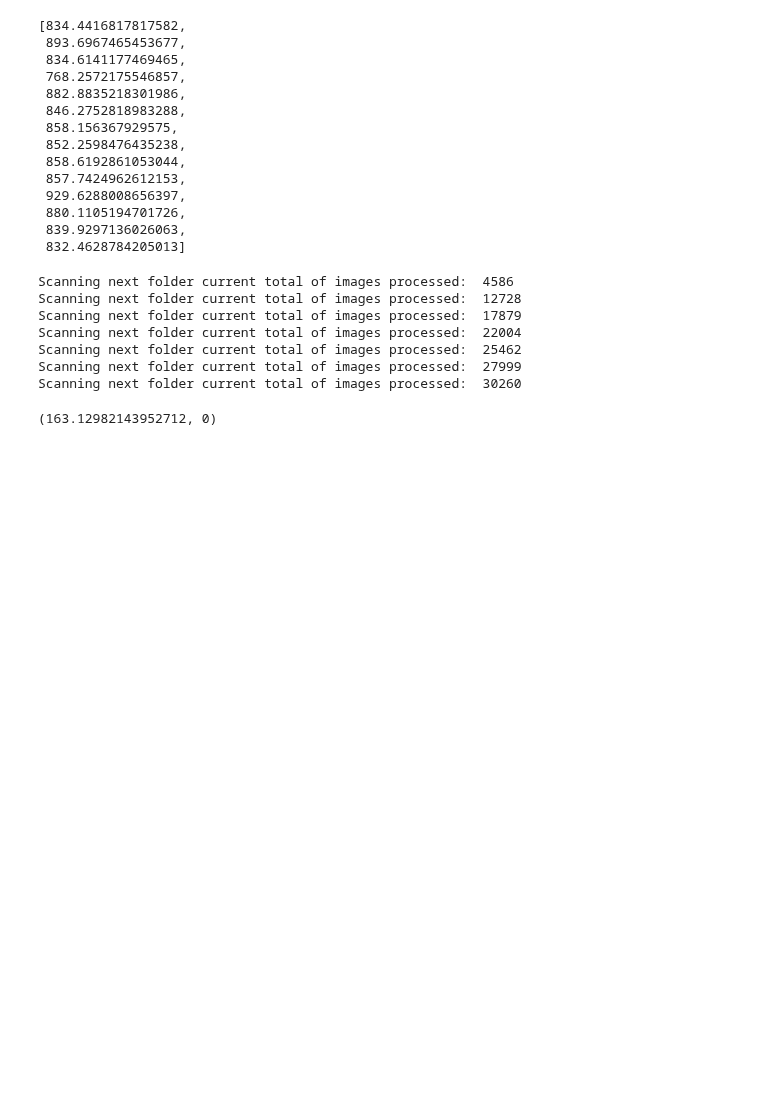
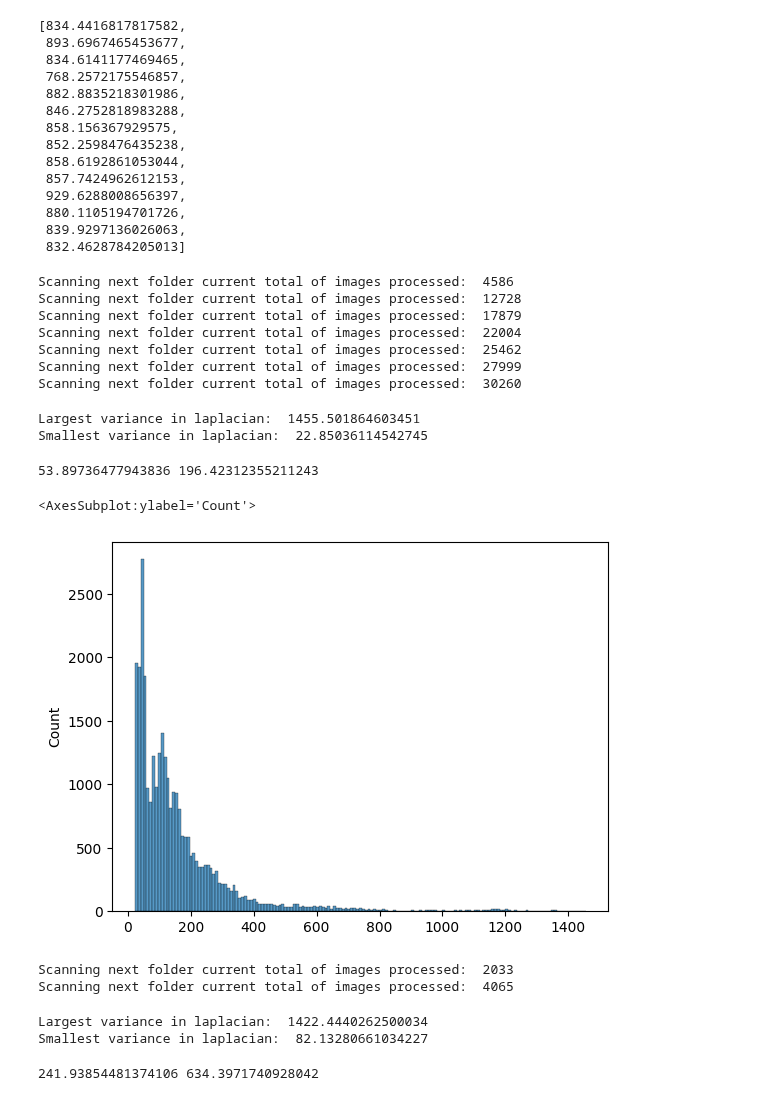
Before and after one commit to tobsthetobs/bsc-dataset-metrics, a Jupyter notebook: motion_blur_metric_idea.ipynb, the cells around one changed output. Saved outputs shown, nothing was run; the diff lists cells and outputs as text; code cells hidden in the pictures; blank space fills up the shorter version.

```diff
--- a/motion_blur_metric_idea.ipynb
+++ b/motion_blur_metric_idea.ipynb
@@ -59,7 +62,7 @@ res
  832.4628784205013]
 # %%
 # Try deploy on AQUALOC:
-mb.load_aqualoc_dataset(True)
+blurdata_aqualoc = mb.load_aqualoc_dataset()
 # %% [output]
 Scanning next folder current total of images processed:  4586
 Scanning next folder current total of images processed:  12728
@@ -68,4 +71,38 @@ Scanning next folder current total of images processed:  22004
 Scanning next folder current total of images processed:  25462
 Scanning next folder current total of images processed:  27999
 Scanning next folder current total of images processed:  30260
-(163.12982143952712, 0)
+# %%
+# Print largest and smallest values in data:
+print("Largest variance in laplacian: ", np.max(blurdata_aqualoc))
+print("Smallest variance in laplacian: ", np.min(blurdata_aqualoc))
+# %% [output]
+Largest variance in laplacian:  1455.501864603451
+Smallest variance in laplacian:  22.85036114542745
+# %%
+q25, q75 = np.percentile(blurdata_aqualoc, [25, 75])
+print(q25, q75)
+# %% [output]
+53.89736477943836 196.42312355211243
+# %%
+sns.histplot(blurdata_aqualoc, bins=dp.feedman_bins(blurdata_aqualoc))
+# %% [output]
+<AxesSubplot:ylabel='Count'>
+[figure, added]
+# %%
+# Try deploy on AQUALOC:
+blurdata_euroc = mb.load_euroc_dataset()
+# %% [output]
+Scanning next folder current total of images processed:  2033
+Scanning next folder current total of images processed:  4065
+# %%
+# Print largest and smallest values in data:
+print("Largest variance in laplacian: ", np.max(blurdata_euroc))
+print("Smallest variance in laplacian: ", np.min(blurdata_euroc))
+# %% [output]
+Largest variance in laplacian:  1422.4440262500034
+Smallest variance in laplacian:  82.13280661034227
+# %%
+q25, q75 = np.percentile(blurdata_euroc, [25, 75])
+print(q25, q75)
+# %% [output]
+241.93854481374106 634.3971740928042
```
Also changed, not shown: parts of 3 cells of this notebook, 1 other file.
